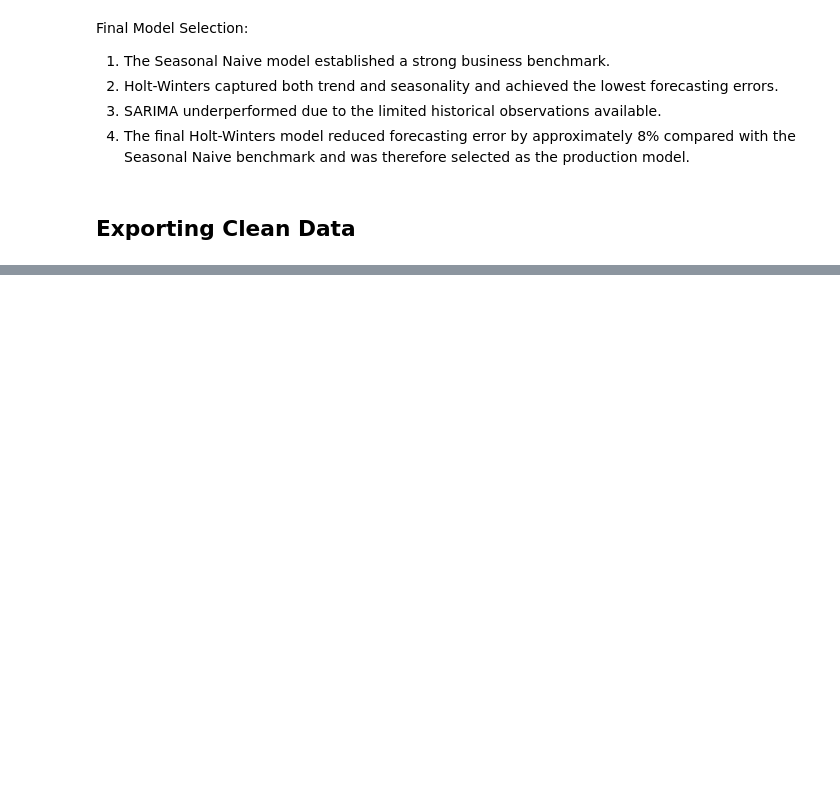
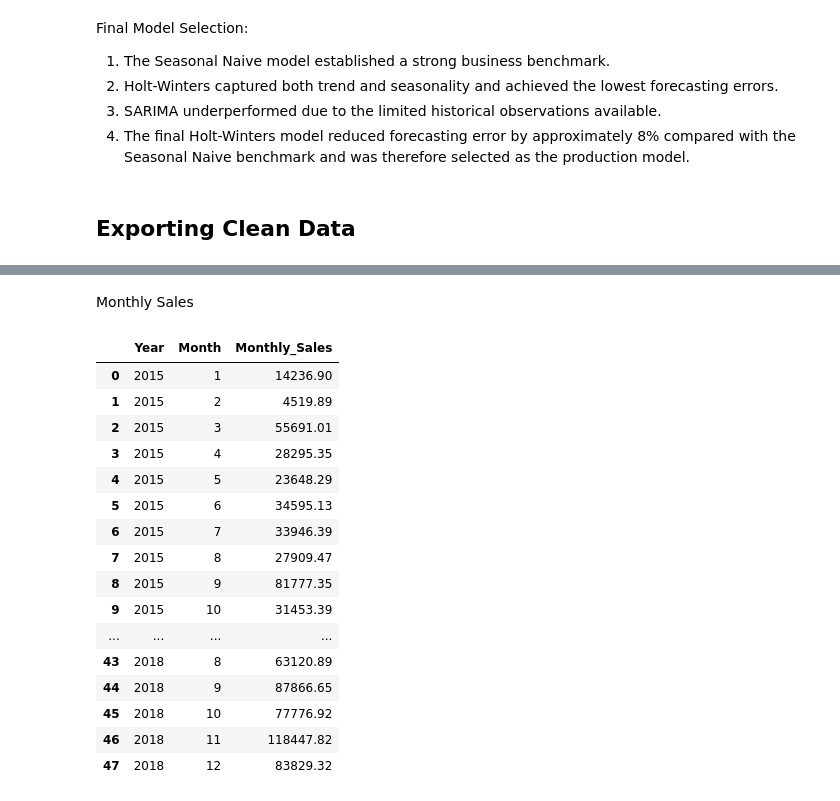
Before and after one commit to AmirhosseinAshrafi99/Sales-Forecasting-Analysis, a Jupyter notebook: notebooks/sales_forecasting_analysis.ipynb, the cells around one changed output, grey strips where cells are left out. Drawn from its saved outputs; the diff is of its cells as text; code cells hidden in the pictures; blank space fills up the shorter version.

```diff
--- a/notebooks/sales_forecasting_analysis.ipynb
+++ b/notebooks/sales_forecasting_analysis.ipynb
@@ -1094,0 +1099,4 @@ df.to_csv(
+# %%
+conn = sqlite3.connect(
+    "../data/processed/superstore.db"
+)
@@ -1094,0 +1289,32 @@ df.to_csv(
+# %% [markdown]
+Monthly Sales
+# %%
+query = """
+SELECT
+Year,
+Month,
+ROUND(SUM(Sales),2) AS Monthly_Sales
+FROM superstore
+GROUP BY Year, Month
+ORDER BY Year, Month;
+"""
+
+pd.read_sql(query, conn)
+# %% [output]
+|  | Year | Month | Monthly_Sales |
+| 0 | 2015 | 1 | 14236.90 |
+| 1 | 2015 | 2 | 4519.89 |
+| 2 | 2015 | 3 | 55691.01 |
+| 3 | 2015 | 4 | 28295.35 |
+| 4 | 2015 | 5 | 23648.29 |
+| 5 | 2015 | 6 | 34595.13 |
+| 6 | 2015 | 7 | 33946.39 |
+| 7 | 2015 | 8 | 27909.47 |
+| 8 | 2015 | 9 | 81777.35 |
+| 9 | 2015 | 10 | 31453.39 |
+| ... | ... | ... | ... |
+| 43 | 2018 | 8 | 63120.89 |
+| 44 | 2018 | 9 | 87866.65 |
+| 45 | 2018 | 10 | 77776.92 |
+| 46 | 2018 | 11 | 118447.82 |
+| 47 | 2018 | 12 | 83829.32 |
```
Also changed, not shown: parts of 33 cells of this notebook, 4 other files.
